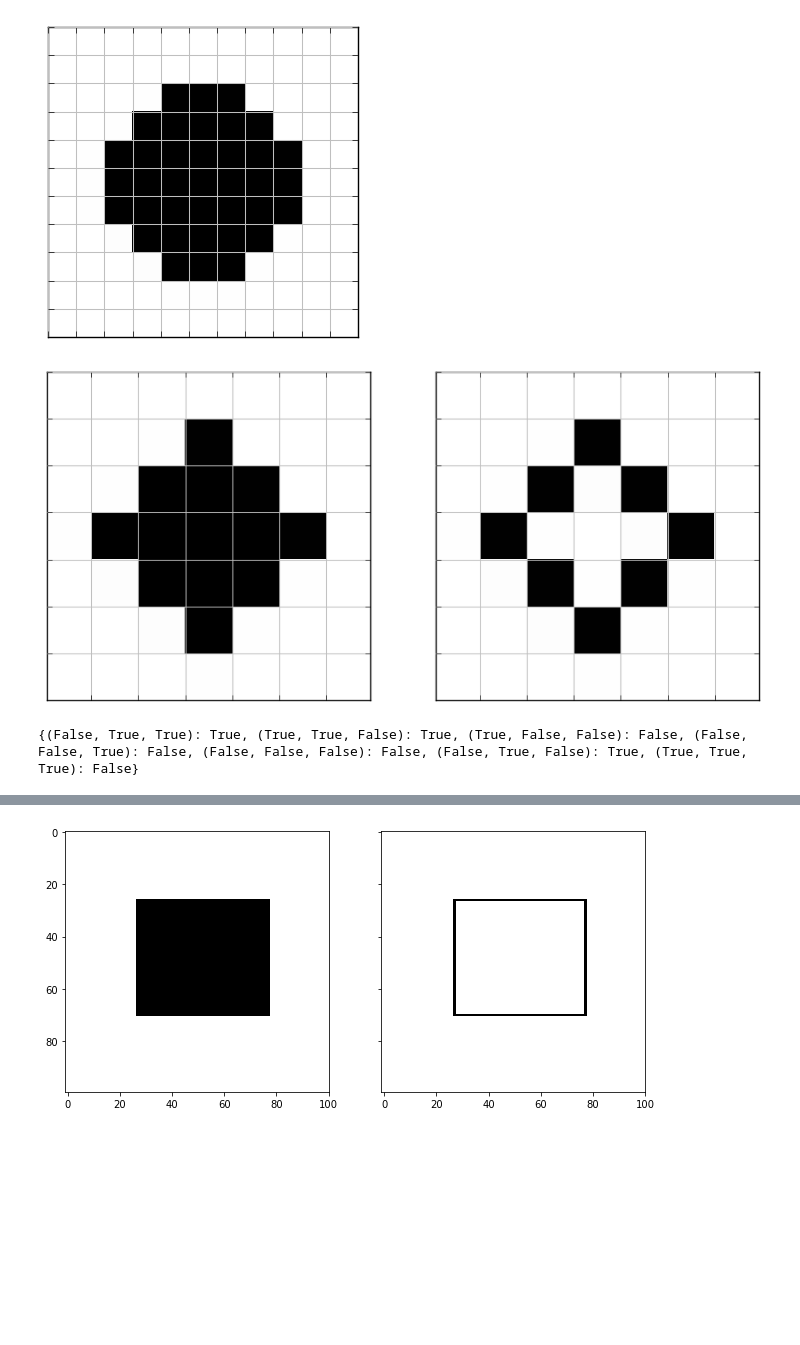
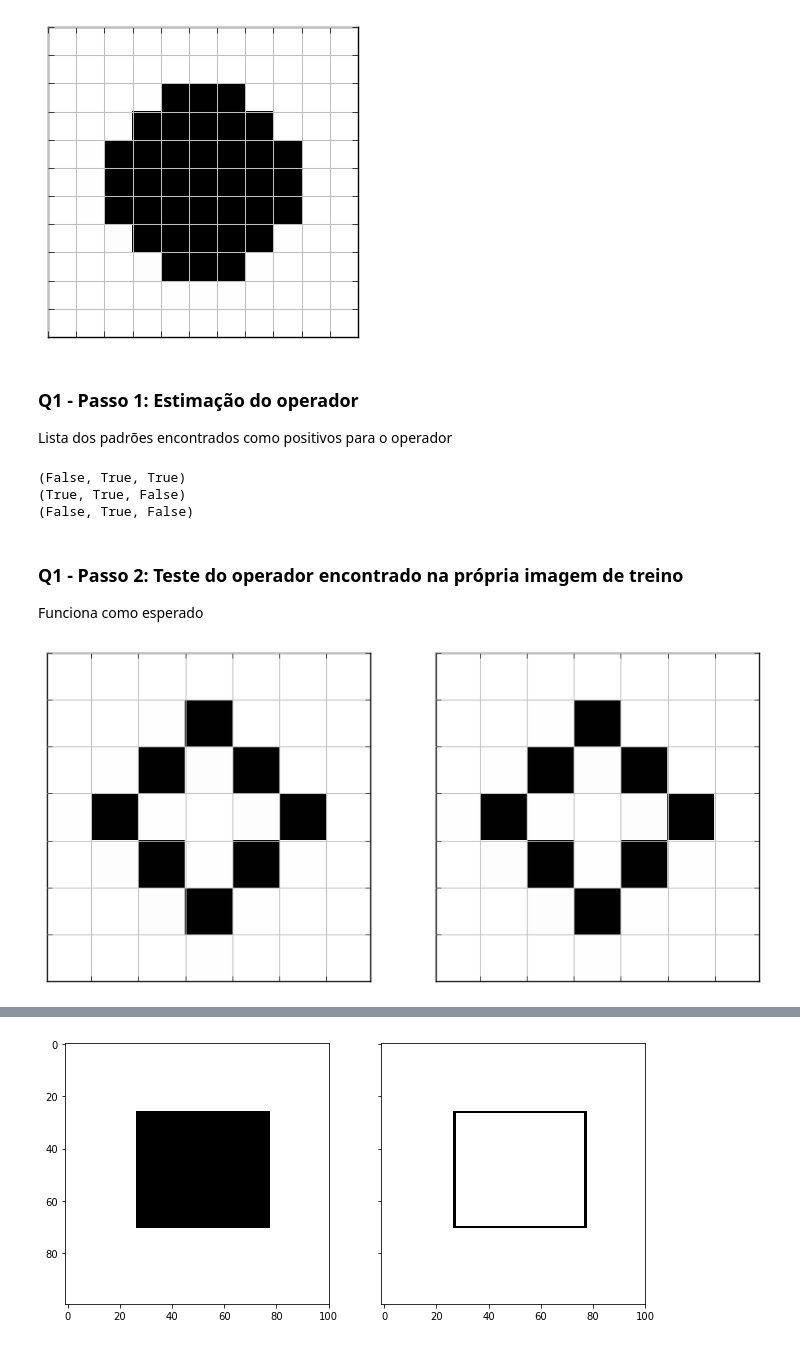
Before and after one commit to caiki/machinelearningusp, a Jupyter notebook: ep1/ep1.ipynb, the cells around one changed output, grey strips where cells are left out. Cells and saved outputs as stored; diff of their text form; code cells hidden in the pictures; blank space fills up the shorter version.

```diff
--- a/ep1/ep1.ipynb
+++ b/ep1/ep1.ipynb
@@ -26,16 +27,30 @@ draw_img(test1_2)
 [figure]
 [figure]
 [figure]
+# %% [markdown]
+### Q1 - Passo 1: Estimação do operador
+Lista dos padrões encontrados como positivos para o operador
 # %%
 from mac0460_5832.answer import *
 
 src1 = read_img('images/q1/1_src.png')
 dest1 = read_img('images/q1/1_dest.png')
 
-draw_img_pair(src1, dest1)
+f = estimate_pattern_results(src1, dest1)
+operator = generate_operator(f)
 
-f = findPatternMappings(src1, dest1)
-print mapPatternsToOutput(f)
+for pattern in operator:
+    #draw_img(np.array(pattern).reshape(1,3))
+    print pattern
 # %% [output]
-[figure, removed]
-{(False, True, True): True, (True, True, False): True, (True, False, False): False, (False, False, True): False, (False, False, False): False, (False, True, False): True, (True, True, True): False}
+(False, True, True)
+(True, True, False)
+(False, True, False)
+# %% [markdown]
+### Q1 - Passo 2: Teste do operador encontrado na própria imagem de treino
+Funciona como esperado
+# %%
+test_output0 = apply_operator(src1, operator)
+draw_img_pair(test_output0, test0)
+# %% [output]
+[figure, added]
```
Also changed, not shown: parts of 4 cells of this notebook, 6 other files.
